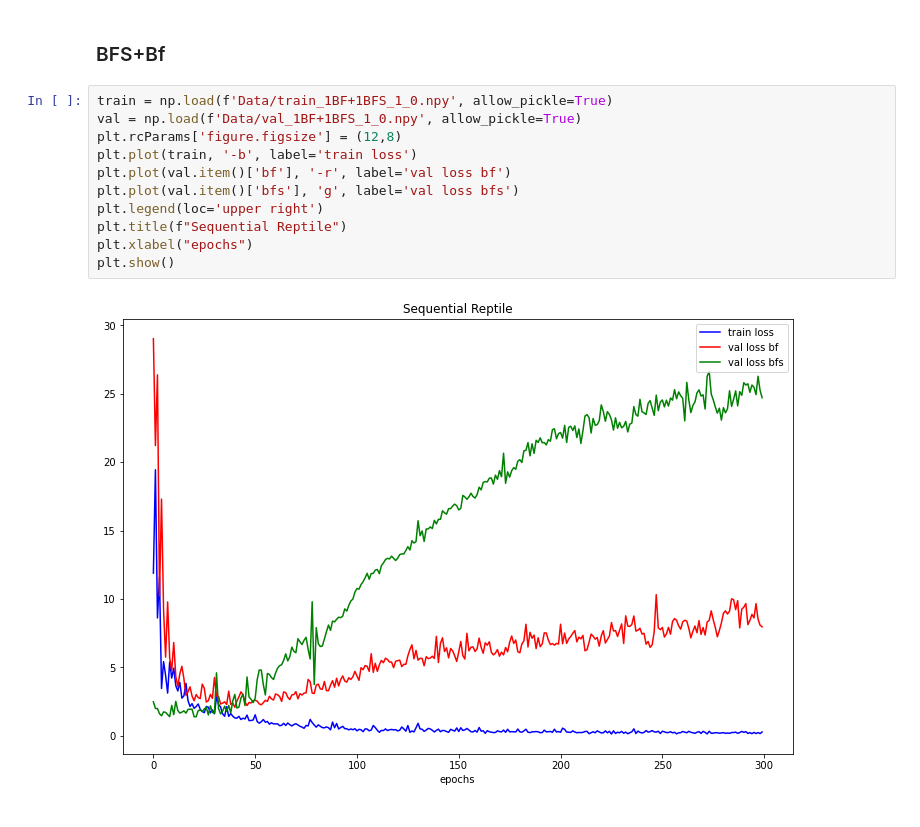
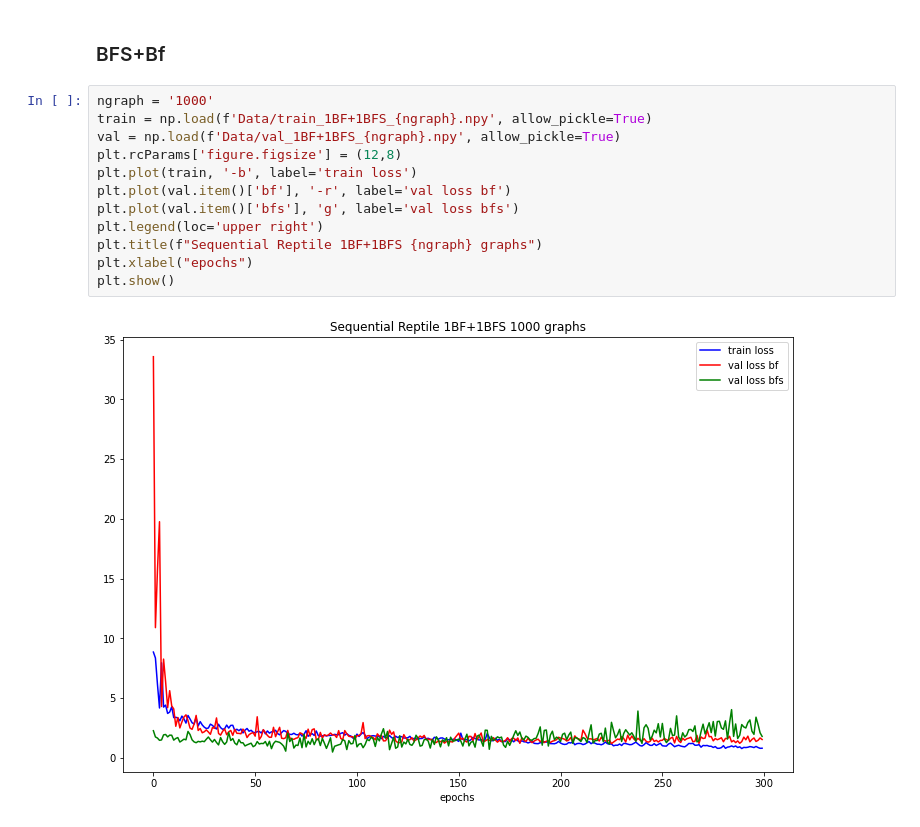
Before and after one commit to mxuan0/MultitaskGraphExecution, a Jupyter notebook: plot.ipynb, the cells around one changed output. Drawn from its saved outputs; the diff is of its cells as text.

```diff
--- a/plot.ipynb
+++ b/plot.ipynb
@@ -56,15 +57,16 @@ plt.show()
 # %% [markdown]
 ### BFS+Bf
 # %%
-train = np.load(f'Data/train_1BF+1BFS_1_0.npy', allow_pickle=True)
-val = np.load(f'Data/val_1BF+1BFS_1_0.npy', allow_pickle=True)
+ngraph = '1000'
+train = np.load(f'Data/train_1BF+1BFS_{ngraph}.npy', allow_pickle=True)
+val = np.load(f'Data/val_1BF+1BFS_{ngraph}.npy', allow_pickle=True)
 plt.rcParams['figure.figsize'] = (12,8)
 plt.plot(train, '-b', label='train loss')
 plt.plot(val.item()['bf'], '-r', label='val loss bf')
 plt.plot(val.item()['bfs'], 'g', label='val loss bfs')
 plt.legend(loc='upper right')
-plt.title(f"Sequential Reptile")
+plt.title(f"Sequential Reptile 1BF+1BFS {ngraph} graphs")
 plt.xlabel("epochs")
 plt.show()
 # %% [output]
-[figure, old version]
+[figure, new version]
```
Also changed, not shown: parts of 6 cells of this notebook, 3 other files.
